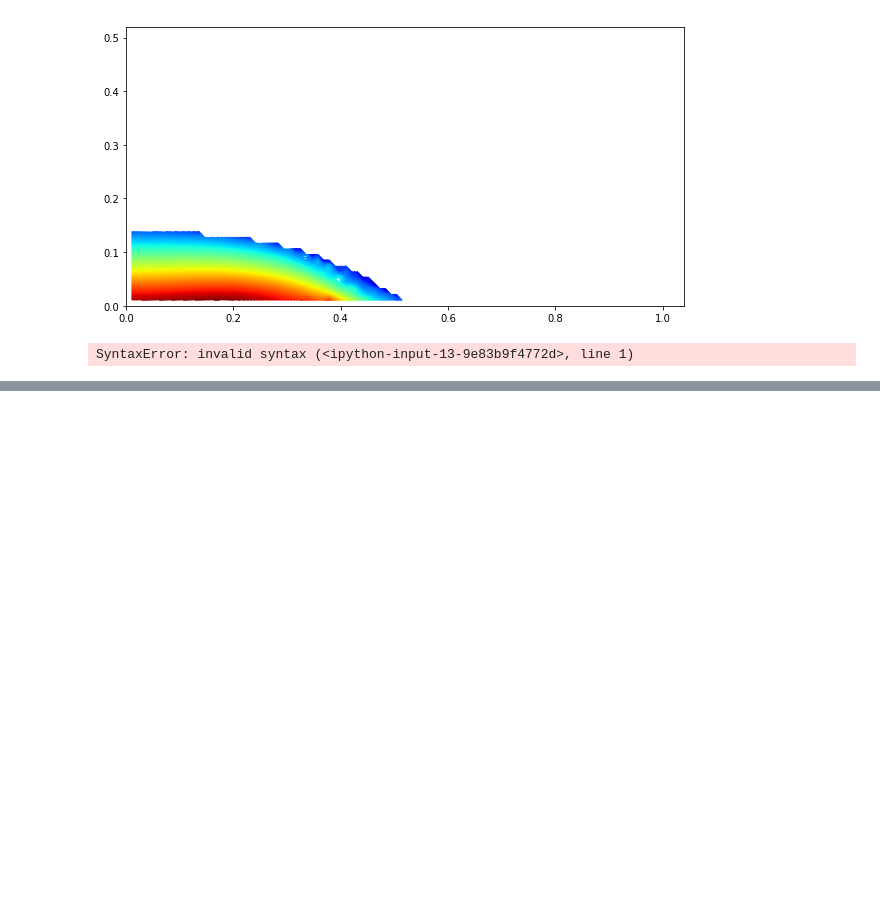
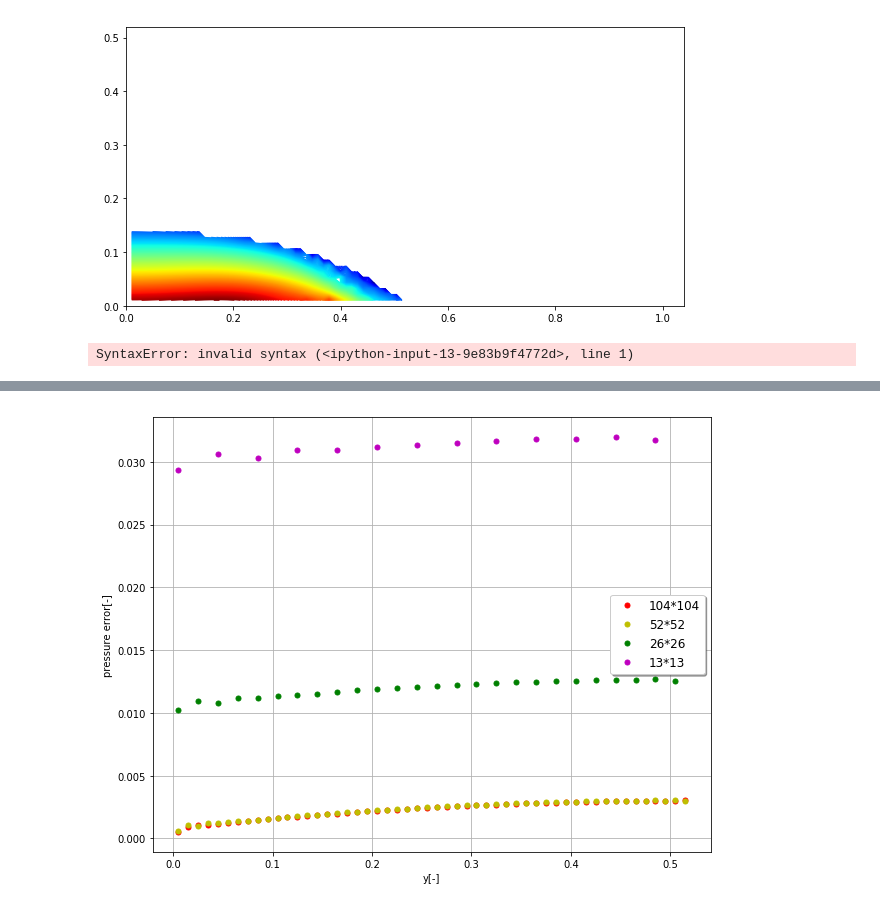
Before and after one commit to Jinx134235/static-water, a Jupyter notebook: particle&pressure plot.ipynb, the cells around one changed output, grey strips where cells are left out. Cells and saved outputs as stored; diff of their text form; code cells hidden in the pictures; blank space fills up the shorter version.

```diff
--- a/particle&pressure plot.ipynb
+++ b/particle&pressure plot.ipynb
@@ -163,0 +149,84 @@ plt.show()
+# %%
+import csv
+from locale import *
+
+a = np.arange(0.005,0.520,0.01)
+b = np.arange(0.005,0.385,0.02)
+
+p0 = np.zeros((4,52))
+pc1 = []
+pc2 = []
+pc3 = []
+pc4 = []
+p_err = np.zeros((4,52))
+hp = 9.8*1000*0.52
+print(hp)
+tt = [0.08,0.12,0.16,0.20,0.40]
+for i in range(len(tt)-1):
+    cita = 0.5*(np.sin((tt[i]/0.2-0.5)*np.pi)+1)
+    for j in range(52):
+        p0[i,j] = cita*(yl-a[j])/yl
+
+pp = np.loadtxt('outfile.txt') #pressure at centerline at different steps, dummy boundary, normalized
+ppp = np.loadtxt('outfile-1.txt') #pressure at centerline at stable point, 3 boundary conditions
+line_num = 0
+with open('outfile-2.txt','r') as fin:
+#    reader=csv.reader(fin)
+    for line in fin:
+        line_num += 1
+        if line_num == 1:
+            for s in line.split():
+                pc1.append(float(s))
+        elif line_num == 4:
+            for s in line.split():
+                pc2.append(float(s))
+        elif line_num == 5:
+            for s in line.split():
+                pc3.append(float(s))
+        elif line_num == 7:
+            for s in line.split():
+                pc4.append(float(s))
+#    reader=csv.reader(fin)
+#print(pc1)
+#print(p0[3,:])
+#    pc2 = np.array([[parseNumber(s) for s in row] for i,row in enumerate(reader) if i==1])
+#    pc3 = np.array([[parseNumber(s) for s in row] for i,row in enumerate(reader) if i==4])
+#    pc4 = np.array([[parseNumber(s) for s in row] for i,row in enumerate(reader) if i==6])
+#coef = ppp[3,0]/(hp*p0[3,0])
+#print(len(pcc[0,:]))
+#b = y2[391:431:2]
+#    np.savetxt(f,p2,fmt='%.2f')
+#for i in range(51):
+p_err[0,:]=abs(pc1-(hp*p0[3,:]+2.5*9.8))/hp #104*104
+p_err[1,:]=abs(pc2-hp*p0[3,:])/hp #52*52
+p_err[2,0:52:2]=abs(pc3[:]-hp*p0[3,1:52:2])/hp #26*26
+p_err[3,0:52:4]=abs(pc4[:]-hp*p0[3,3:52:4])/hp #13*13
+
+#print(sum(p_err[0,:])/20,sum(p_err[]))
+norm = LA.norm(p_err,axis=1)
+#norm2 = []
+#norm2 = np.avg(p_err,axis=1)
+print(norm)
+
+#print(norm2)
+gfig, ax = plt.subplots(figsize=(10,8))
+#ax.plot(a,pp[0,:],'.b',label='0.08s')
+#ax.plot(a,pp[1,:],'r^',label='0.12s')
+#ax.plot(a,pp[2,:],'y8',label='0.16s')
+#ax.plot(a,p_err[0,:],'g',marker='o',markersize='10',label='dummy boundary')
+#ax.plot(a,pp[4,:],'m*',label='0.40s')
+#ax.plot(a,p_err[1,:],'y',marker='^',markersize='6',label='dynamic boundary')
+ax.plot(a,p_err[0,:],'.r',markersize='10',label='104*104')
+ax.plot(a,p_err[1,:],'.y',markersize='10',label='52*52')
+ax.plot(a[0:52:2],p_err[2,0:52:2],'.g',markersize='10',label='26*26')
+ax.plot(a[0:52:4],p_err[3,0:52:4],'.m',markersize='10',label='13*13')
+#for i in range(3):
+#    ax.plot(b,p0[i,:],'k')
+#ax.plot(b,p0[3,:],'k',label='hydrostatic')
+legend = ax.legend(loc='best', shadow=True, fontsize='large')
+plt.grid(True)
+plt.ylabel('pressure error[-]')
+plt.xlabel('y[-]')
+
+plt.show()
+# %% [output]
@@ -164 +235,2 @@ plt.show()
+[figure, added]
 # %%
```
Also changed, not shown: parts of 9 cells of this notebook, 9 other files.
